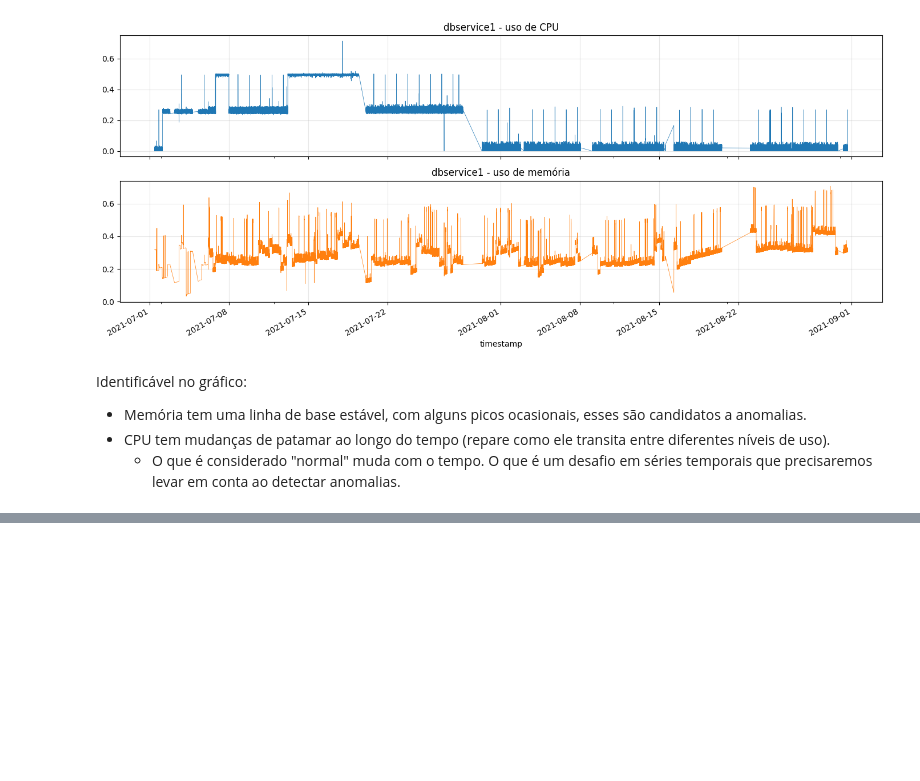
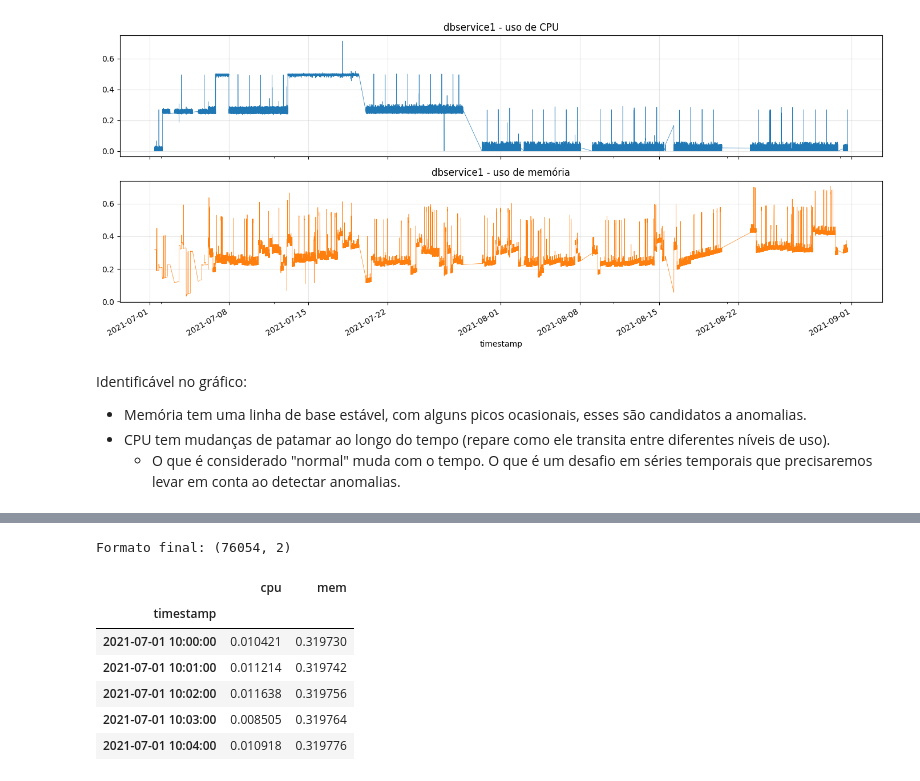
Before and after one commit to JoaoVictorCRP/mestrado-ppgca, a Jupyter notebook: notebooks/som-ad.ipynb, the cells around one changed output, grey strips where cells are left out. Saved outputs shown, nothing was run; the diff lists cells and outputs as text; code cells hidden in the pictures; blank space fills up the shorter version.

```diff
--- a/notebooks/som-ad.ipynb
+++ b/notebooks/som-ad.ipynb
@@ -146,0 +151,7 @@ Identificável no gráfico:
+# %%
+df = pd.concat([cpu, mem], axis=1)
+df.columns = ['cpu', 'mem']
+df = df.resample('1min').mean() # Reamostragem em intervvalos de 1 minuto (pegando a média nesse intervalo)
+
+print('Valores ausentes após a reamostragem:')
+print(df.isna().sum())
@@ -146,0 +169,13 @@ Identificável no gráfico:
+# %%
+df = df.interpolate(method='linear', limit=5).dropna()
+print('Formato final:', df.shape)
+df.head()
+# %% [output]
+Formato final: (76054, 2)
+|  | cpu | mem |
+| timestamp |  |  |
+| 2021-07-01 10:00:00 | 0.010421 | 0.319730 |
+| 2021-07-01 10:01:00 | 0.011214 | 0.319742 |
+| 2021-07-01 10:02:00 | 0.011638 | 0.319756 |
+| 2021-07-01 10:03:00 | 0.008505 | 0.319764 |
+| 2021-07-01 10:04:00 | 0.010918 | 0.319776 |
```
Also changed, not shown: parts of 7 cells of this notebook.
